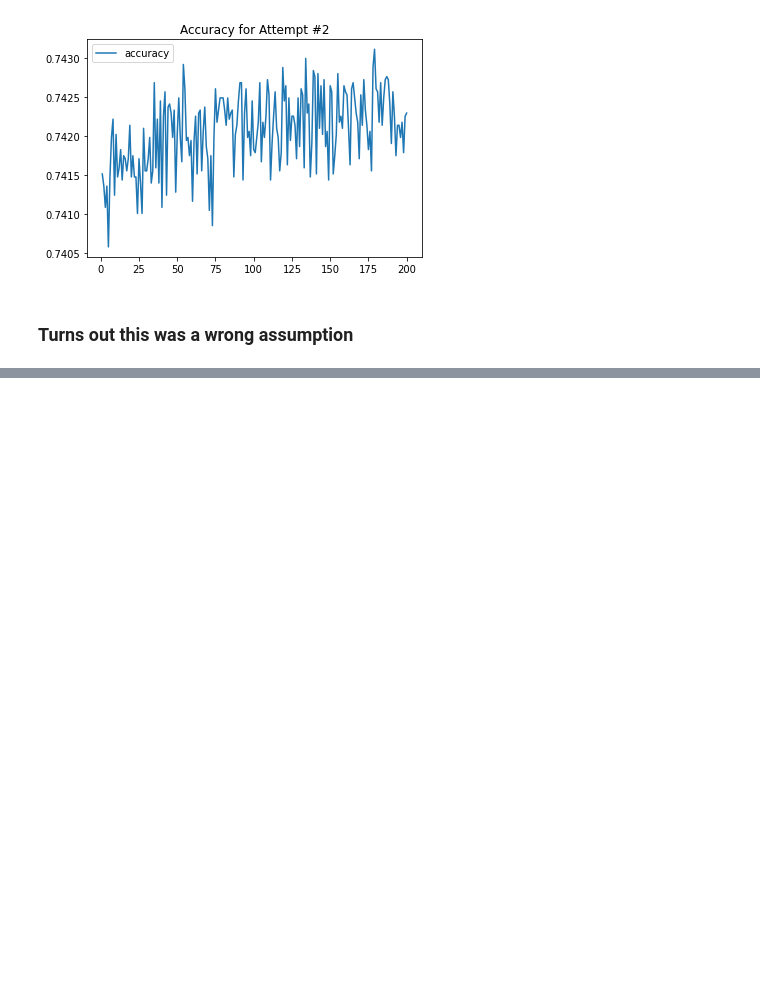
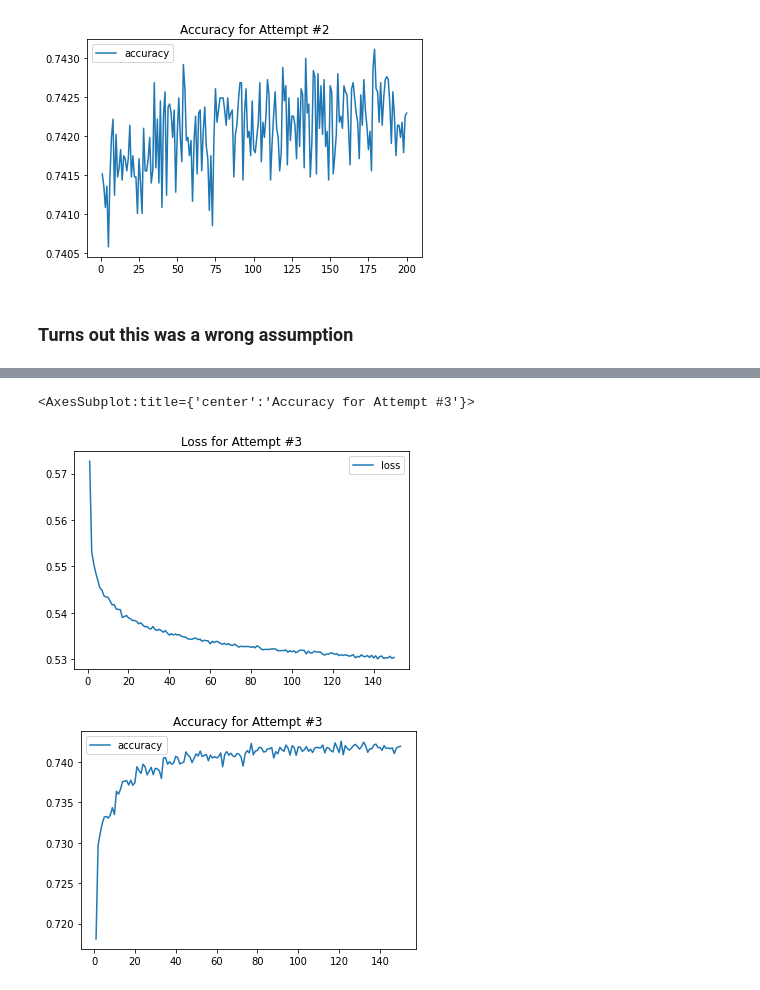
Before and after one commit to andyob715/deep_learning_hw, a Jupyter notebook: AlphabetSoupCharity_Optimzation.ipynb, the cells around one changed output, grey strips where cells are left out. Cells and saved outputs as stored; diff of their text form; code cells hidden in the pictures; blank space fills up the shorter version.

```diff
--- a/Starter_Code.ipynb
+++ b/AlphabetSoupCharity_Optimzation.ipynb
@@ -450,0 +454,23 @@ nn.save("AlphabetSoupCharity_Optimization.h5")
+# %%
+# Define the model - deep neural net, i.e., the number of input features and hidden nodes for each layer.
+start3 = 43
+h1 = 50
+h2 = 30
+h3 = 20
+
+nn3 = tf.keras.models.Sequential()
+
+# First hidden layer
+nn3.add(tf.keras.layers.Dense(input_dim=start2, units=h1, activation="relu"))
+
+# Second hidden layer
+nn3.add(tf.keras.layers.Dense(units=h2, activation="relu"))
+
+# Second hidden layer
+nn3.add(tf.keras.layers.Dense(units=h3, activation="relu"))
+
+# Output layer
+nn3.add(tf.keras.layers.Dense(units=1, activation="sigmoid"))
+
+# Check the structure of the model
+nn3.summary()
@@ -450,0 +494,4 @@ nn.save("AlphabetSoupCharity_Optimization.h5")
+# %%
+nn3.compile(loss="binary_crossentropy", optimizer="adam", metrics=["accuracy"])
+# %%
+fit_new_new_new_model = nn3.fit(X_train_new,y_train_new,epochs=150)
@@ -450,0 +516,14 @@ nn.save("AlphabetSoupCharity_Optimization.h5")
+# %%
+# Create a DataFrame containing training history
+history_df4 = pd.DataFrame(fit_new_new_new_model.history)
+
+# Increase the index by 1 to match the number of epochs
+history_df4.index += 1
+
+# Plot the loss
+history_df4.plot(y="loss",title="Loss for Attempt #3")
+history_df4.plot(y="accuracy", title="Accuracy for Attempt #3")
+# %% [output]
+<AxesSubplot:title={'center':'Accuracy for Attempt #3'}>
+[figure, added]
+[figure, added]
```
Also changed, not shown: parts of 3 cells of this notebook, 1 other file.
